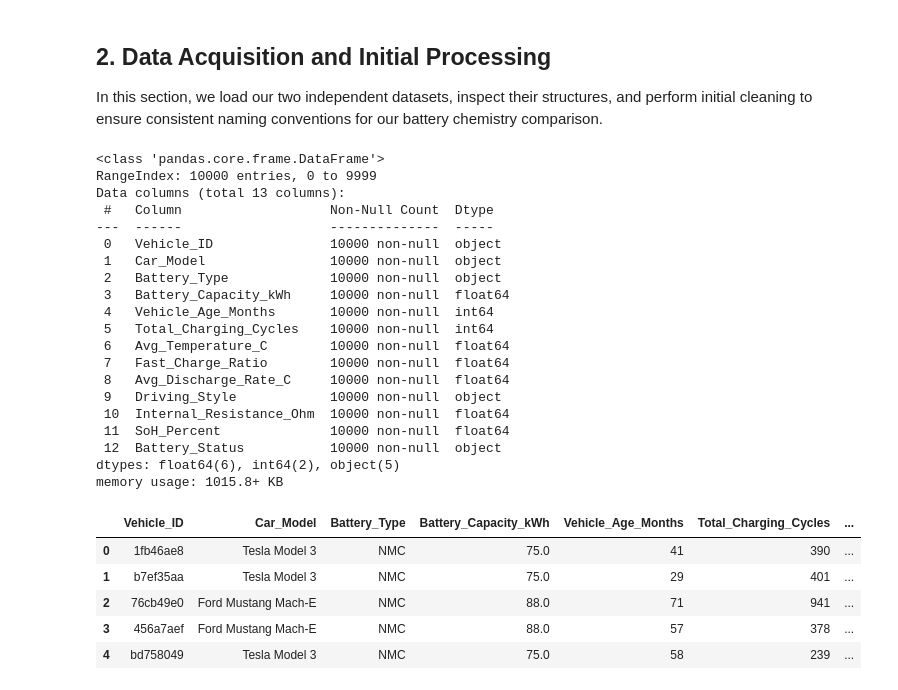
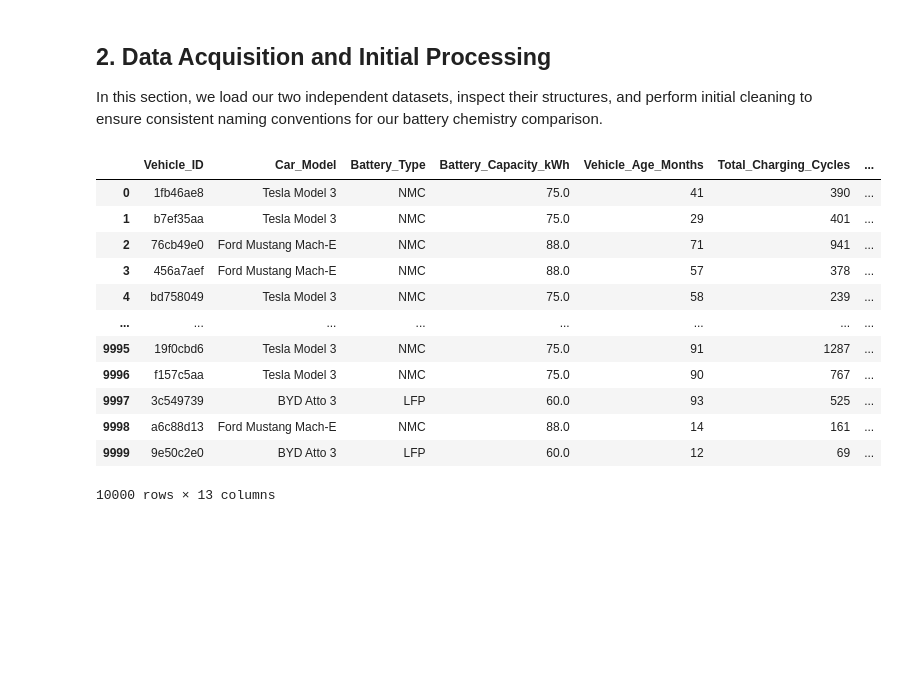
Before and after one commit to Ivan-Pelovski/Data-Science, a Jupyter notebook: NMC-vs-LFP.ipynb, the cells around one changed output. Cells and saved outputs as stored; diff of their text form; code cells hidden in the pictures; blank space fills up the shorter version.

```diff
--- a/NMC-vs-LFP.ipynb
+++ b/NMC-vs-LFP.ipynb
@@ -40,37 +41,23 @@ The project utilizes two independent synthetic datasets to provide a multi-layer
 ## 2. Data Acquisition and Initial Processing
 In this section, we load our two independent datasets, inspect their structures, and perform initial cleaning to ensure consistent naming conventions for our battery chemistry comparison.
 # %%
-# Loading datasets
-vehicle_data = pd.read_csv('data/ev_battery_degradation_v1.csv')
-cycle_data = pd.read_csv('data/battery_failure_surfaces.csv')
+# Load the datasets
+vehicle_data_raw = pd.read_csv('data/ev_battery_degradation_v1.csv')
+cycle_data_raw = pd.read_csv('data/battery_failure_surfaces.csv')
 # %%
-vehicle_data.info()
-display(vehicle_data.head())
+vehicle_data_raw
 # %% [output]
+|  | Vehicle_ID | Car_Model | Battery_Type | Battery_Capacity_kWh | Vehicle_Age_Months | Total_Charging_Cycles | ... |
+| 0 | 1fb46ae8 | Tesla Model 3 | NMC | 75.0 | 41 | 390 | ... |
+| 1 | b7ef35aa | Tesla Model 3 | NMC | 75.0 | 29 | 401 | ... |
+| 2 | 76cb49e0 | Ford Mustang Mach-E | NMC | 88.0 | 71 | 941 | ... |
+| 3 | 456a7aef | Ford Mustang Mach-E | NMC | 88.0 | 57 | 378 | ... |
+| 4 | bd758049 | Tesla Model 3 | NMC | 75.0 | 58 | 239 | ... |
+| ... | ... | ... | ... | ... | ... | ... | ... |
+| 9995 | 19f0cbd6 | Tesla Model 3 | NMC | 75.0 | 91 | 1287 | ... |
+| 9996 | f157c5aa | Tesla Model 3 | NMC | 75.0 | 90 | 767 | ... |
+| 9997 | 3c549739 | BYD Atto 3 | LFP | 60.0 | 93 | 525 | ... |
+| 9998 | a6c88d13 | Ford Mustang Mach-E | NMC | 88.0 | 14 | 161 | ... |
+| 9999 | 9e50c2e0 | BYD Atto 3 | LFP | 60.0 | 12 | 69 | ... |
-<class 'pandas.core.frame.DataFrame'>
-RangeIndex: 10000 entries, 0 to 9999
-Data columns (total 13 columns):
- #   Column                   Non-Null Count  Dtype
----  ------                   --------------  -----
- 0   Vehicle_ID               10000 non-null  object
- 1   Car_Model                10000 non-null  object
- 2   Battery_Type             10000 non-null  object
- 3   Battery_Capacity_kWh     10000 non-null  float64
- 4   Vehicle_Age_Months       10000 non-null  int64
- 5   Total_Charging_Cycles    10000 non-null  int64
- 6   Avg_Temperature_C        10000 non-null  float64
- 7   Fast_Charge_Ratio        10000 non-null  float64
- 8   Avg_Discharge_Rate_C     10000 non-null  float64
- 9   Driving_Style            10000 non-null  object
- 10  Internal_Resistance_Ohm  10000 non-null  float64
- 11  SoH_Percent              10000 non-null  float64
- 12  Battery_Status           10000 non-null  object
-dtypes: float64(6), int64(2), object(5)
-memory usage: 1015.8+ KB
+10000 rows × 13 columns
-|  | Vehicle_ID | Car_Model | Battery_Type | Battery_Capacity_kWh | Vehicle_Age_Months | Total_Charging_Cycles | ... |
-| 0 | 1fb46ae8 | Tesla Model 3 | NMC | 75.0 | 41 | 390 | ... |
-| 1 | b7ef35aa | Tesla Model 3 | NMC | 75.0 | 29 | 401 | ... |
-| 2 | 76cb49e0 | Ford Mustang Mach-E | NMC | 88.0 | 71 | 941 | ... |
-| 3 | 456a7aef | Ford Mustang Mach-E | NMC | 88.0 | 57 | 378 | ... |
-| 4 | bd758049 | Tesla Model 3 | NMC | 75.0 | 58 | 239 | ... |
 # %%
```
Also changed, not shown: parts of 12 cells of this notebook.
